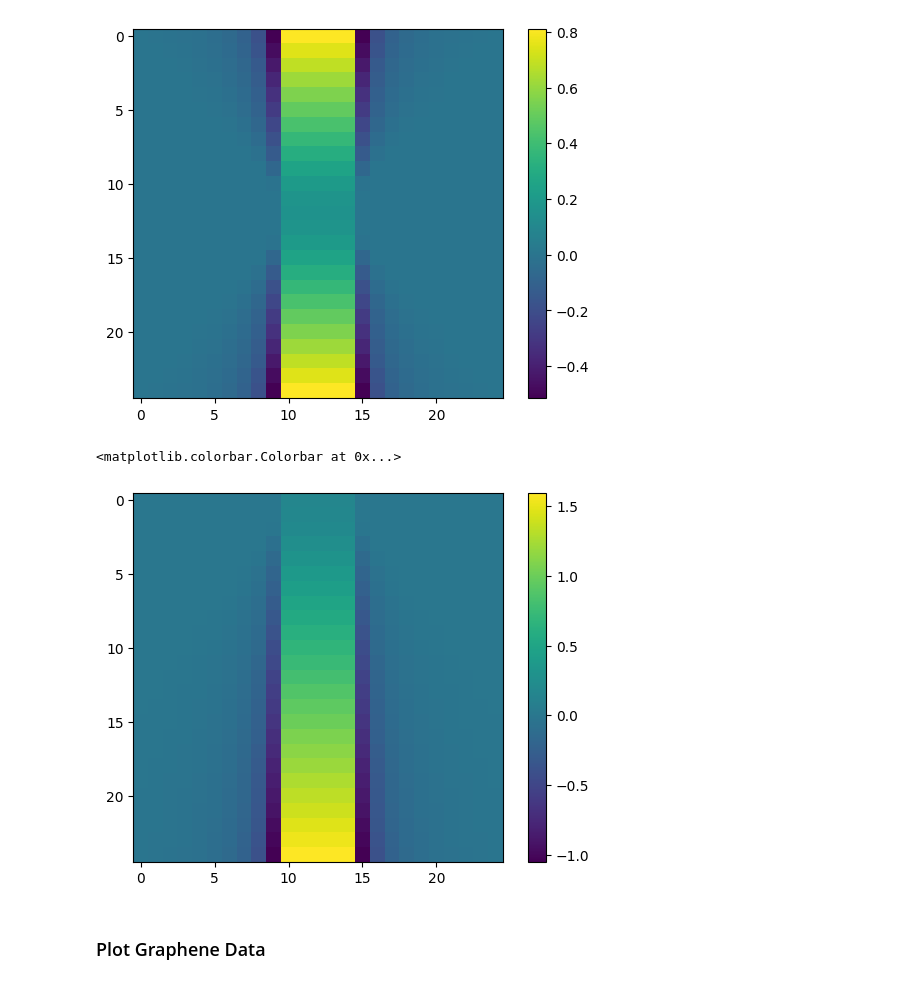
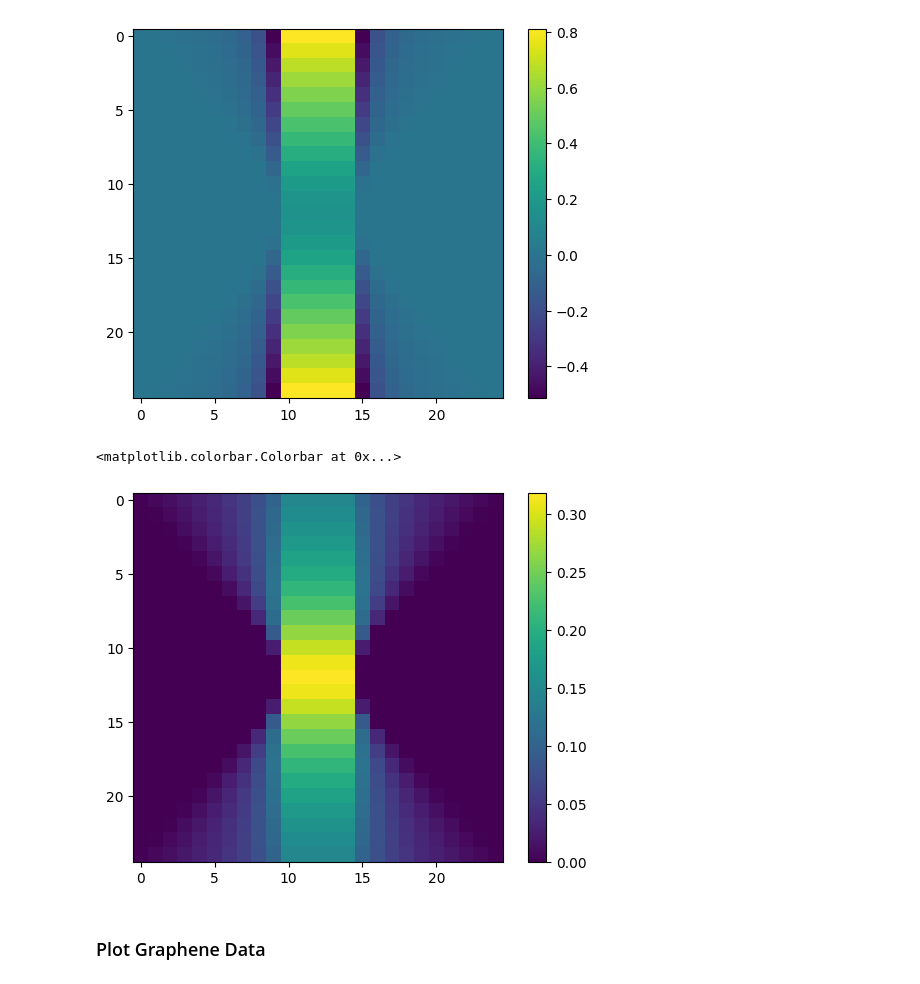
Before and after one commit to Junang-Wang/Top-invar-DL, a Jupyter notebook: Dirac_Current_clever_sampling.ipynb, the cells around one changed output. Drawn from its saved outputs; the diff is of its cells as text; code cells hidden in the pictures.

```diff
--- a/Dirac_Current_clever_sampling.ipynb
+++ b/Dirac_Current_clever_sampling.ipynb
@@ -86,3 +86,38 @@ Wall time: 1.61 s
 # %%
 mu_matrix = mu.reshape(mu.shape[0],mu.shape[1],1)+mu_offset_array.reshape(1,1,-1)
 R_mu = (mu_matrix).reshape(mu_matrix.shape[0],mu_matrix.shape[1],1,1,1,mu_matrix.shape[2],1).to(device)
+# %%
+%%time
+from Dirac_model_analytic import *
+#torch.set_printoptions(sci_mode=False)
+device = 'cuda'
+B_steps = 25
+mu_steps = 25
+
+winding_array = torch.tensor([1,2])
+winding_unique = winding_array.shape[0]
+Delta = torch.ones(1)
+a_div_b = 1
+B = torch.linspace(-5,5,steps=B_steps)
+mu0 = torch.arange(0,10,1)
+mu_offset_array = torch.linspace(-5,5,steps=mu_steps)
+mu_random = mu0.shape[0]
+
+
+
+'''
+Compute Superfluid stiffness for each truck
+'''
+D_generator = Analytic_D(winding_array,mu0,mu_offset_array,B,device=device)
+D_total = D_generator.total().to(device='cpu')
+D_total_trivial = D_generator.trivial().to(device='cpu')
+torch.cuda.empty_cache()
+
+
+labels = torch.cat( (winding_array.repeat_interleave(mu_random).reshape(-1,1),mu0.repeat(winding_unique).reshape(-1,1)),dim=1)
+labels_trivial = torch.cat((torch.zeros(1,mu_random).reshape(-1,1),mu0.reshape(-1,1)),dim=1)
+
+D_total = torch.cat((D_total_trivial,D_total),dim=0)
+labels = torch.cat((labels_trivial,labels),dim=0)
+print(D_total.shape)
+print(labels.shape)
@@ -126,11 +167,11 @@ plt.colorbar()
 <matplotlib.colorbar.Colorbar at 0x...>
 [figure]
 # %%
-plt.imshow(D_total[5])
+plt.imshow(D_total[20])
 plt.colorbar()
 # %% [output]
 <matplotlib.colorbar.Colorbar at 0x...>
-[figure, old version]
+[figure, new version]
 # %% [markdown]
 ### Plot Graphene Data
 # %%
```
Also changed, not shown: parts of 9 cells of this notebook, 5 other files.
